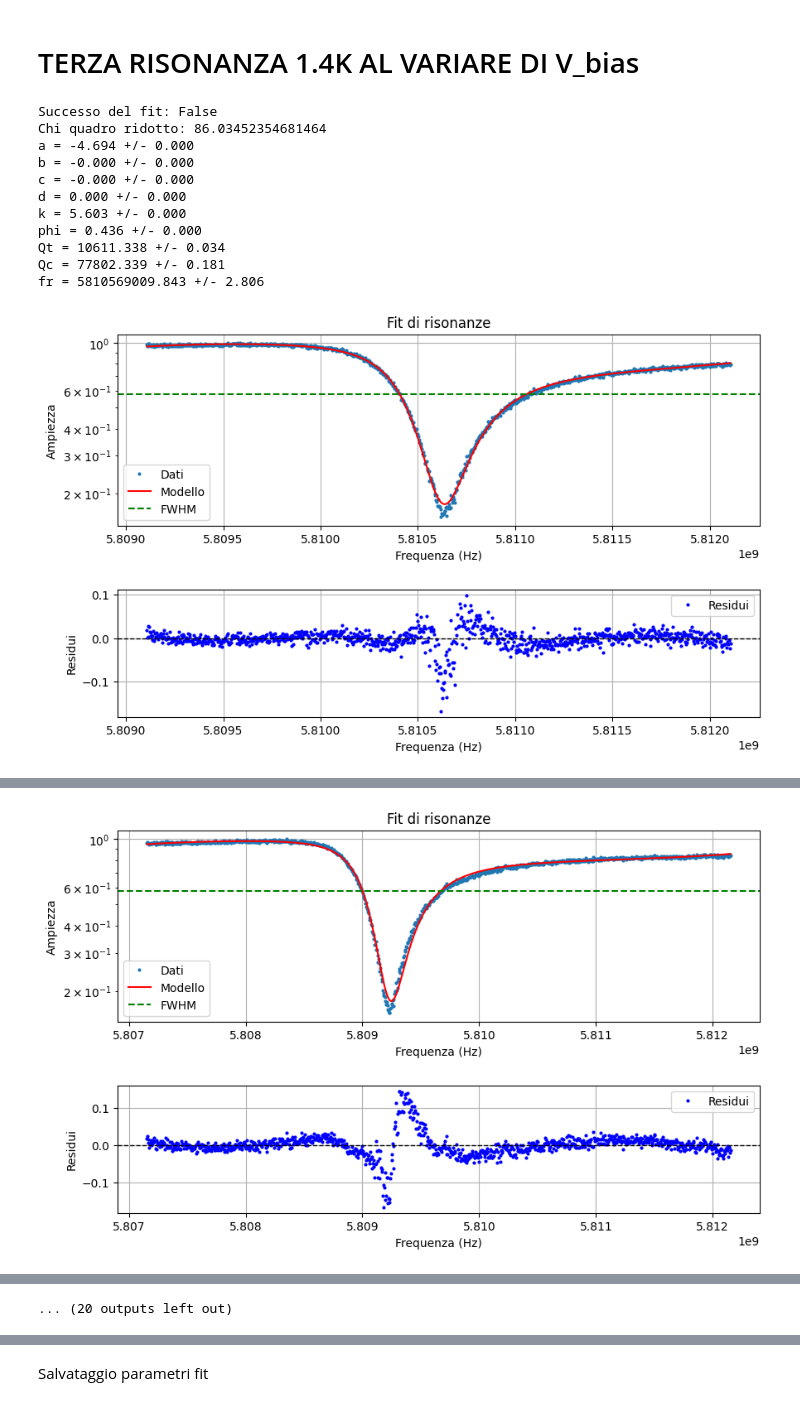
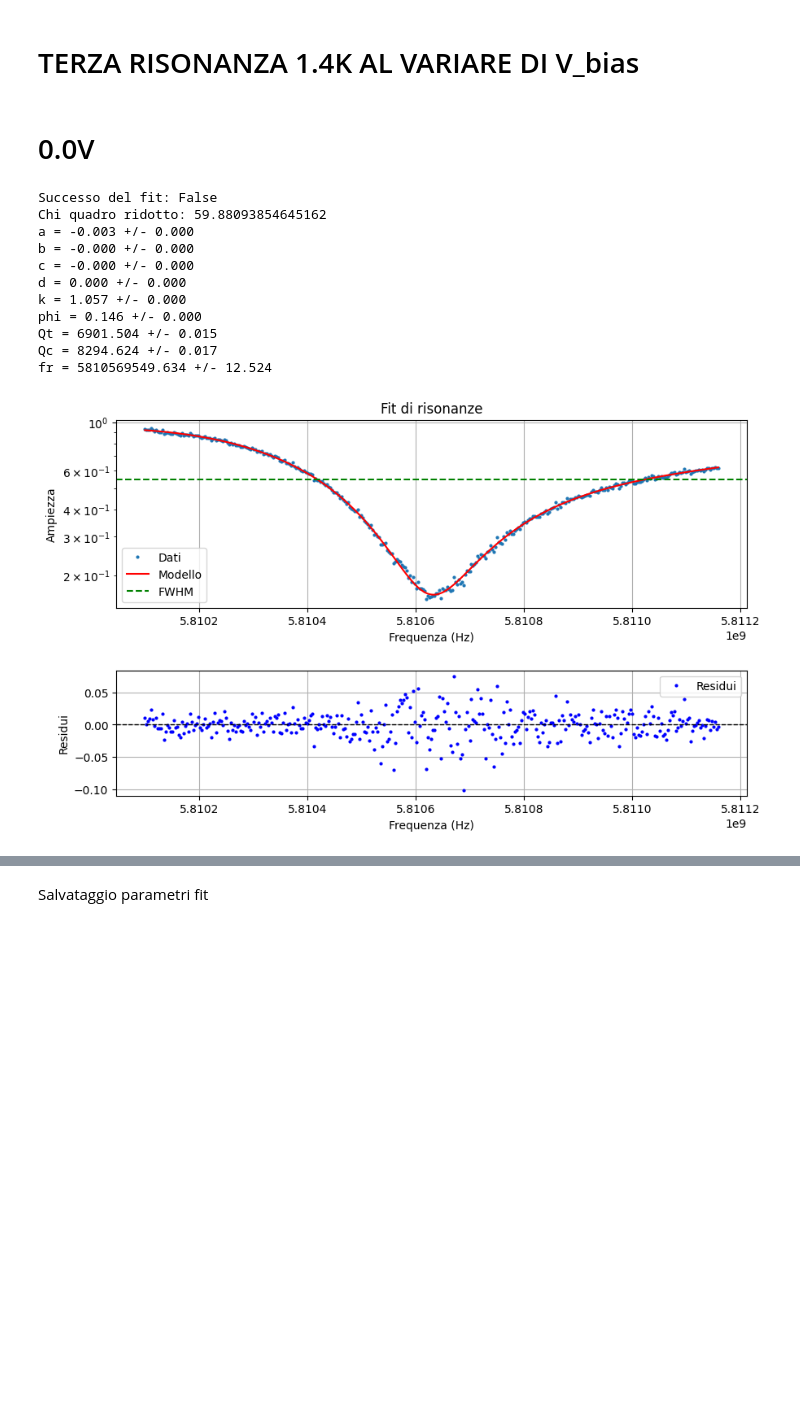
Before and after one commit to biqute/QTLab2425, a Jupyter notebook: 2Dqubit/presa_dati/Fit_1.4K/fit_1.4K.ipynb, the cells around one changed output, grey strips where cells are left out. Saved outputs shown, nothing was run; the diff lists cells and outputs as text; code cells hidden in the pictures; blank space fills up the shorter version.

```diff
--- a/2Dqubit/presa_dati/Fit_1.4K/fit_1.4K.ipynb
+++ b/2Dqubit/presa_dati/Fit_1.4K/fit_1.4K.ipynb
@@ -9,76 +9,63 @@ sys.path.append("../../fit")
 import resonance_fit
 # %% [markdown]
 # TERZA RISONANZA 1.4K AL VARIARE DI V_bias
+# %% [markdown]
+# 0.0V
 # %%
 y = []
 V = [0.0, 0.25, 0.5, 0.8, 1.0, 1.25, 1.5, 1.8, 2.0, 2.25, 2.5, 2.8, 3.0, 3.25, 3.5, 3.8]
-
+#----------------------- V = 0.0-------------------------------------------
 fr_list = []
 Qc_list = []
 Qt_list = []
 a_list = []
 b_list = []
 c_list = []
 d_list = []
 k_list = []
 phi_list = []
 
 initial_params = {
-    'a': 1,  # Ultimo valore di fr ottenuto
-    'b': 10e-9,  # Ultimo valore di Qc ottenuto
-    'c': 10e-18,       # Impostazione predefinita per c, d, k, phi, Qt, Qc, fr
+    'a': 1,
+    'b': 10e-9,
+    'c': 10e-18,
     'd': 10e-27,
-    'k': 2.5,
-    'phi': 0.42,
-    'Qt': 10000,
-    'Qc': 75000,
-    'fr': 5809178611  # Ultima frequenza di risonanza come valore iniziale
+    'k': 6,           # aumentato
+    'phi': 0.3,       # lasciato vicino a valore attuale
+    'Qt': 9000,       # leggermente ridotto
+    'Qc': 10000,      # sensibilmente ridotto
+    'fr': 5.8106e9    # centrato visivamente sul minimo
 }
 
-for volt in V:
-    file_path = f"Cavity_resonances_1.4K/Resonance3/res3-50dBm_{volt}V.txt"
-    fr, qc, qt, a, b, c, d, k, phi = resonance_fit.fit(file_path, initial_params=initial_params)
+file_path = f"Cavity_resonances_1.4K/Resonance3/res3-50dBm_0.0V.txt"
+fr, qc, qt, a, b, c, d, k, phi = resonance_fit.fit_cut(file_path, None, None,5.8101e9, 5.81116e9, initial_params=initial_params)
 
-    fr_list.append(fr)
-    Qc_list.append(qc)
-    Qt_list.append(qt)
-    a_list.append(a)
-    b_list.append(b)
-    c_list.append(c)
-    d_list.append(d)
-    k_list.append(k)
-    phi_list.append(phi)
-
-    # Usa i parametri ottenuti dal fit precedente come parametri iniziali per il prossimo fit
-    initial_params = {
-        'a': 1,  # Ultimo valore di fr ottenuto
-        'b': 10e-9,  # Ultimo valore di Qc ottenuto
-        'c': 10e-18,       # Impostazione predefinita per c, d, k, phi, Qt, Qc, fr
-        'd': 10e-27,
-        'k': 3,
-        'phi': 0.292,
-        'Qt': Qt_list[-1],
-        'Qc': Qc_list[-1],
-        'fr': fr_list[-1]  # Ultima frequenza di risonanza come valore iniziale
-    }
-
+fr_list.append(fr)
+Qc_list.append(qc)
+Qt_list.append(qt)
+a_list.append(a)
+b_list.append(b)
+c_list.append(c)
+d_list.append(d)
+k_list.append(k)
+phi_list.append(phi)
 
 f_r = np.array(fr_list)
 y=(f_r-f_r[0])/ f_r[0]  # Calcola la variazione percentuale della frequenza di risonanza rispetto al primo valore
 V = np.array(V)
 
 
 x = V / 1.997
 # %% [output]
 Successo del fit: False
-Chi quadro ridotto: 86.03452354681464
-a = -4.694 +/- 0.000
+Chi quadro ridotto: 59.88093854645162
+a = -0.003 +/- 0.000
 b = -0.000 +/- 0.000
 c = -0.000 +/- 0.000
 d = 0.000 +/- 0.000
-k = 5.603 +/- 0.000
-phi = 0.436 +/- 0.000
-Qt = 10611.338 +/- 0.034
-Qc = 77802.339 +/- 0.181
-fr = 5810569009.843 +/- 2.806
+k = 1.057 +/- 0.000
+phi = 0.146 +/- 0.000
+Qt = 6901.504 +/- 0.015
+Qc = 8294.624 +/- 0.017
+fr = 5810569549.634 +/- 12.524
-[figure, old version]
+[figure, new version]
@@ -96 +71,0 @@ fr = 5809178611.011 +/- 0.105
-[figure, removed]
@@ -145 +71,0 @@ fr = 5776539827.001 +/- 9.124
-... (20 outputs left out)
```
Also changed, not shown: parts of 6 cells of this notebook, 5 other files.
